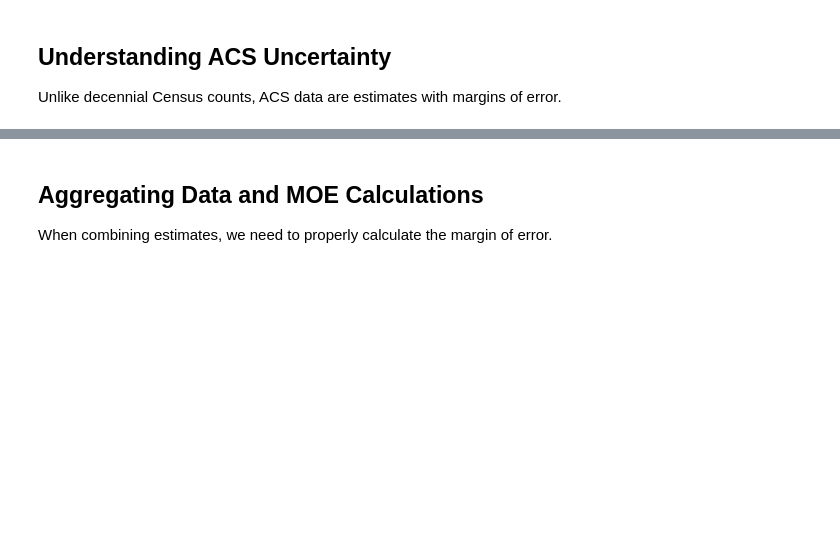
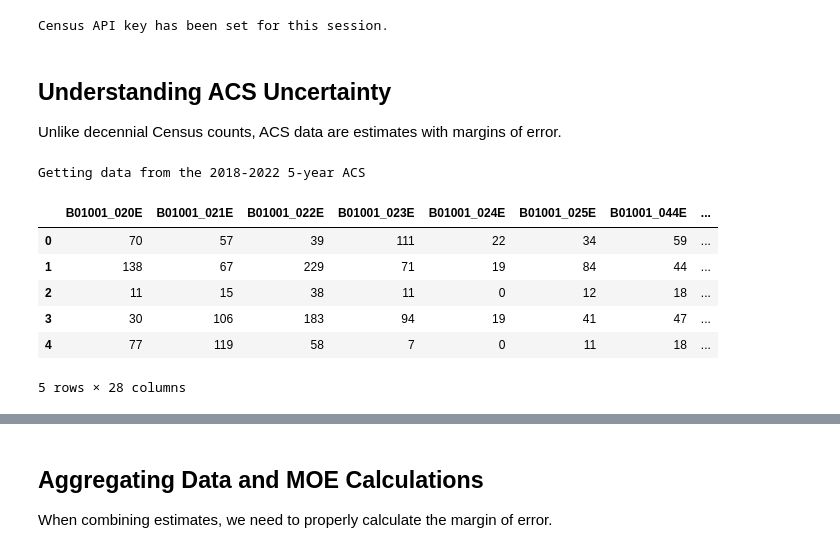
Before and after one commit to mmann1123/pytidycensus, a Jupyter notebook: examples/03_margins_of_error.ipynb, the cells around one changed output, grey strips where cells are left out. Saved outputs shown, nothing was run; the diff lists cells and outputs as text; code cells hidden in the pictures; blank space fills up the shorter version.

```diff
--- a/examples/03_margins_of_error.ipynb
+++ b/examples/03_margins_of_error.ipynb
@@ -10,7 +10,9 @@ import pandas as pd
 import numpy as np
 import matplotlib.pyplot as plt
 
-tc.set_census_api_key("YOUR API KEY GOES HERE")
+tc.set_census_api_key("Your API Key Here")
+# %% [output]
+Census API key has been set for this session.
 # %% [markdown]
 ## Understanding ACS Uncertainty
 
@@ -18,16 +20,22 @@ Unlike decennial Census counts, ACS data are estimates with margins of error.
 # %%
 # Example: Aging populations in Ramsey County, MN
 age_vars = [f"B01001_0{i:02d}" for i in range(20, 26)] + [f"B01001_0{i:02d}" for i in range(44, 50)]
 
 ramsey = tc.get_acs(
     geography="tract",
     variables=age_vars,
     state="MN",
     county="Ramsey",
-    year=2022
+    year=2022,
+    output="wide",
 )
-
-# Show cases where MOE exceeds estimate
-ramsey['moe_ratio'] = ramsey['B01001_020_moe'] / ramsey['value']  # Example MOE column
-print("Cases where margin of error exceeds estimate:")
-print(ramsey[ramsey['moe_ratio'] > 1].head())
+ramsey.head()
+# %% [output]
+Getting data from the 2018-2022 5-year ACS
+|  | B01001_020E | B01001_021E | B01001_022E | B01001_023E | B01001_024E | B01001_025E | B01001_044E | ... |
+| 0 | 70 | 57 | 39 | 111 | 22 | 34 | 59 | ... |
+| 1 | 138 | 67 | 229 | 71 | 19 | 84 | 44 | ... |
+| 2 | 11 | 15 | 38 | 11 | 0 | 12 | 18 | ... |
+| 3 | 30 | 106 | 183 | 94 | 19 | 41 | 47 | ... |
+| 4 | 77 | 119 | 58 | 7 | 0 | 11 | 18 | ... |
+5 rows × 28 columns
```
Also changed, not shown: parts of 3 cells of this notebook, 3 other files.
